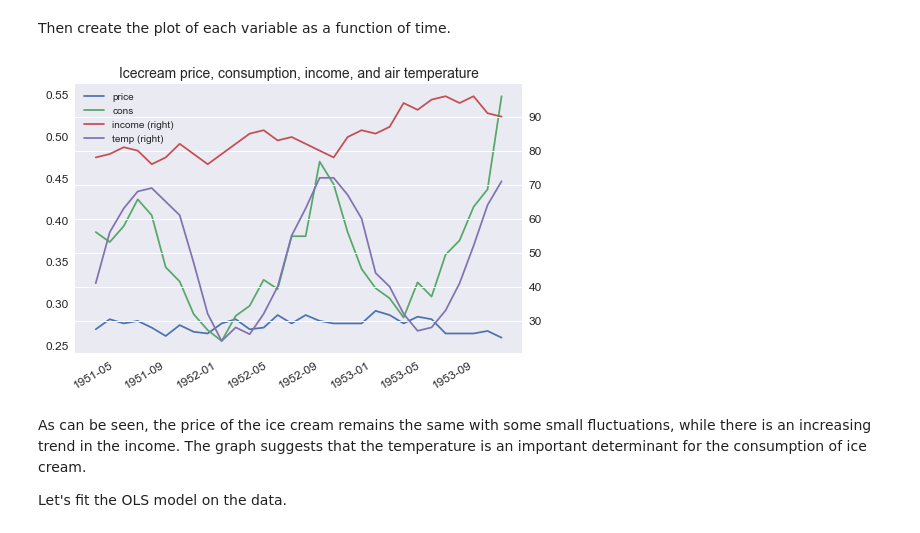
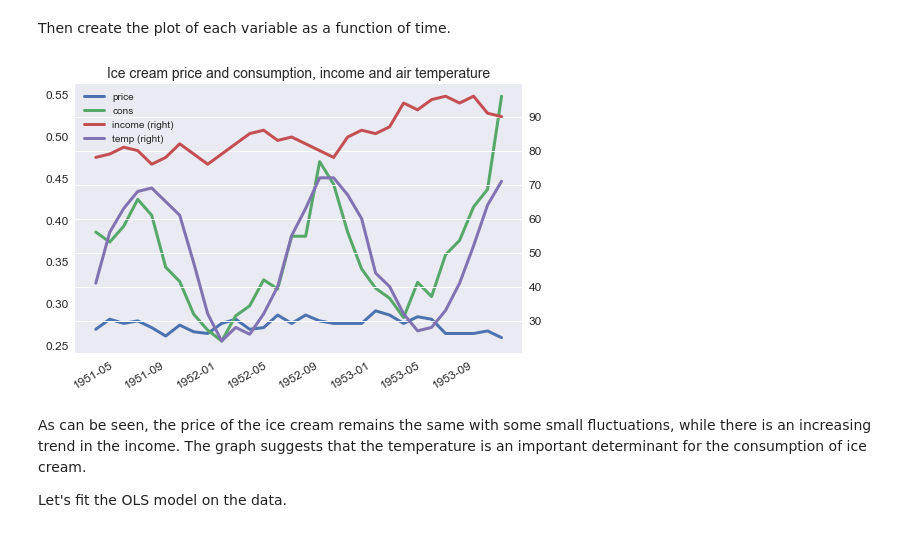
Before and after one commit to Gaushoki/Advanced-Machine-Learning, a Jupyter notebook: Vol1-LabExercises/Chapter3/Ch3-Ex13-Autocorrelation.ipynb, the cells around one changed output. Cells and saved outputs as stored; diff of their text form; code cells hidden in the pictures.

```diff
--- a/Vol1-LabExercises/Chapter3/Ch3-Ex13-Autocorrelation.ipynb
+++ b/Vol1-LabExercises/Chapter3/Ch3-Ex13-Autocorrelation.ipynb
@@ -505,11 +502,11 @@ data
 # %% [markdown]
 Then create the plot of each variable as a function of time.
 # %%
-data.plot(subplots=False,sharex=True,secondary_y=['income','temp'],fontsize=12)
-plt.title("Icecream price, consumption, income, and air temperature",fontsize=14)
+data.plot(subplots=False,sharex=True,secondary_y=['income','temp'],fontsize=12,lw=3)
+plt.title("Ice cream price and consumption, income and air temperature",fontsize=14)
 plt.show()
 # %% [output]
-[figure, old version]
+[figure, new version]
 # %% [markdown]
 As can be seen, the price of the ice cream remains the same with some small fluctuations, while there is an increasing trend in the income. The graph suggests that the temperature is an important determinant for the consumption of ice cream.
 
```
Also changed, not shown: parts of 16 cells of this notebook.
